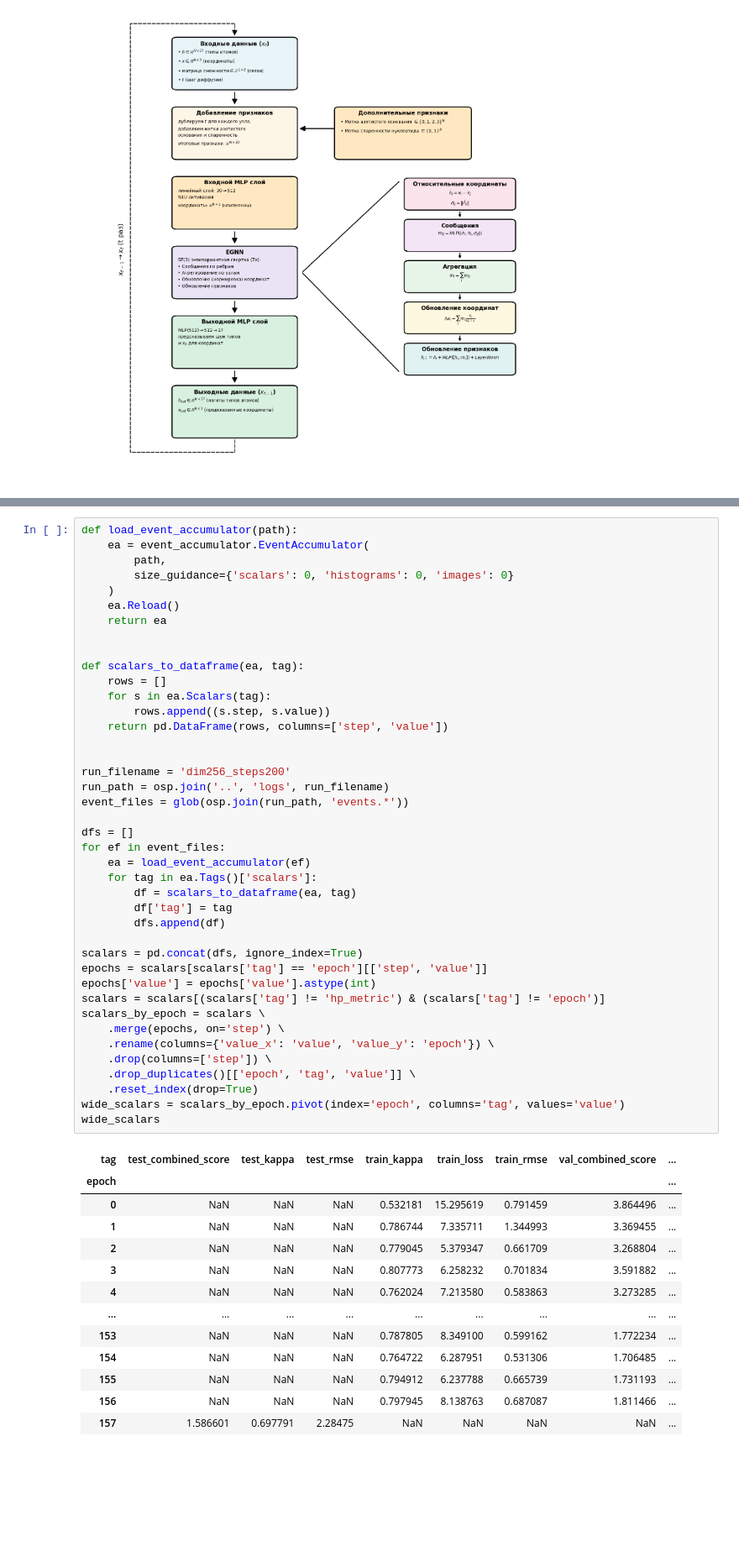
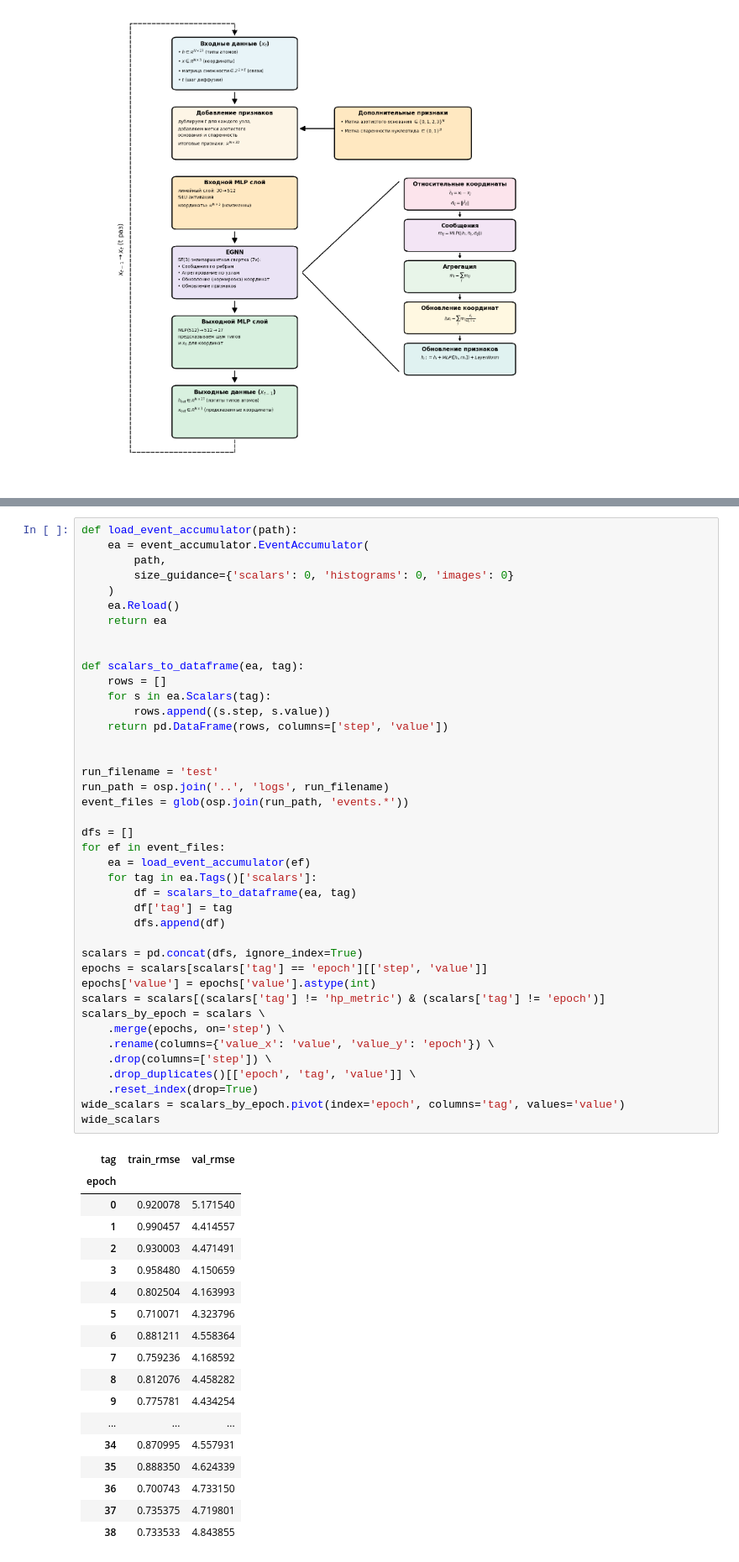
Before and after one commit to Eclipter/backbone_regeneration, a Jupyter notebook: src/visualize.ipynb, the cells around one changed output, grey strips where cells are left out. Shown at 84% size. Cells and saved outputs as stored; diff of their text form; blank space fills up the shorter version.

```diff
--- a/src/visualize.ipynb
+++ b/src/visualize.ipynb
@@ -369,44 +482,49 @@ def scalars_to_dataframe(ea, tag):
     rows = []
     for s in ea.Scalars(tag):
         rows.append((s.step, s.value))
     return pd.DataFrame(rows, columns=['step', 'value'])
 
 
-run_filename = 'dim256_steps200'
+run_filename = 'test'
 run_path = osp.join('..', 'logs', run_filename)
 event_files = glob(osp.join(run_path, 'events.*'))
 
 dfs = []
 for ef in event_files:
     ea = load_event_accumulator(ef)
     for tag in ea.Tags()['scalars']:
         df = scalars_to_dataframe(ea, tag)
         df['tag'] = tag
         dfs.append(df)
 
 scalars = pd.concat(dfs, ignore_index=True)
 epochs = scalars[scalars['tag'] == 'epoch'][['step', 'value']]
 epochs['value'] = epochs['value'].astype(int)
 scalars = scalars[(scalars['tag'] != 'hp_metric') & (scalars['tag'] != 'epoch')]
 scalars_by_epoch = scalars \
     .merge(epochs, on='step') \
     .rename(columns={'value_x': 'value', 'value_y': 'epoch'}) \
     .drop(columns=['step']) \
     .drop_duplicates()[['epoch', 'tag', 'value']] \
     .reset_index(drop=True)
 wide_scalars = scalars_by_epoch.pivot(index='epoch', columns='tag', values='value')
 wide_scalars
 # %% [output]
-| tag | test_combined_score | test_kappa | test_rmse | train_kappa | train_loss | train_rmse | val_combined_score | ... |
-| epoch |  |  |  |  |  |  |  | ... |
-| 0 | NaN | NaN | NaN | 0.532181 | 15.295619 | 0.791459 | 3.864496 | ... |
-| 1 | NaN | NaN | NaN | 0.786744 | 7.335711 | 1.344993 | 3.369455 | ... |
-| 2 | NaN | NaN | NaN | 0.779045 | 5.379347 | 0.661709 | 3.268804 | ... |
-| 3 | NaN | NaN | NaN | 0.807773 | 6.258232 | 0.701834 | 3.591882 | ... |
-| 4 | NaN | NaN | NaN | 0.762024 | 7.213580 | 0.583863 | 3.273285 | ... |
-| ... | ... | ... | ... | ... | ... | ... | ... | ... |
-| 153 | NaN | NaN | NaN | 0.787805 | 8.349100 | 0.599162 | 1.772234 | ... |
-| 154 | NaN | NaN | NaN | 0.764722 | 6.287951 | 0.531306 | 1.706485 | ... |
-| 155 | NaN | NaN | NaN | 0.794912 | 6.237788 | 0.665739 | 1.731193 | ... |
-| 156 | NaN | NaN | NaN | 0.797945 | 8.138763 | 0.687087 | 1.811466 | ... |
-| 157 | 1.586601 | 0.697791 | 2.28475 | NaN | NaN | NaN | NaN | ... |
+| tag | train_rmse | val_rmse |
+| epoch |  |  |
+| 0 | 0.920078 | 5.171540 |
+| 1 | 0.990457 | 4.414557 |
+| 2 | 0.930003 | 4.471491 |
+| 3 | 0.958480 | 4.150659 |
+| 4 | 0.802504 | 4.163993 |
+| 5 | 0.710071 | 4.323796 |
+| 6 | 0.881211 | 4.558364 |
+| 7 | 0.759236 | 4.168592 |
+| 8 | 0.812076 | 4.458282 |
+| 9 | 0.775781 | 4.434254 |
+| ... | ... | ... |
+| 34 | 0.870995 | 4.557931 |
+| 35 | 0.888350 | 4.624339 |
+| 36 | 0.700743 | 4.733150 |
+| 37 | 0.735375 | 4.719801 |
+| 38 | 0.733533 | 4.843855 |
```
Also changed, not shown: parts of 10 cells of this notebook.
